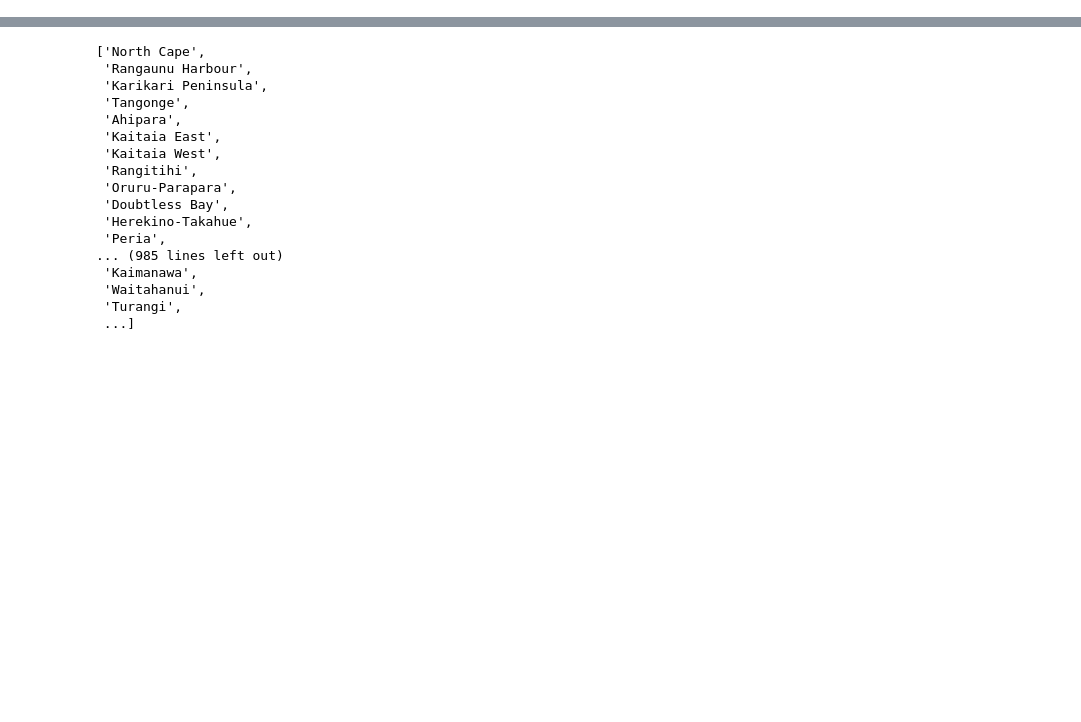
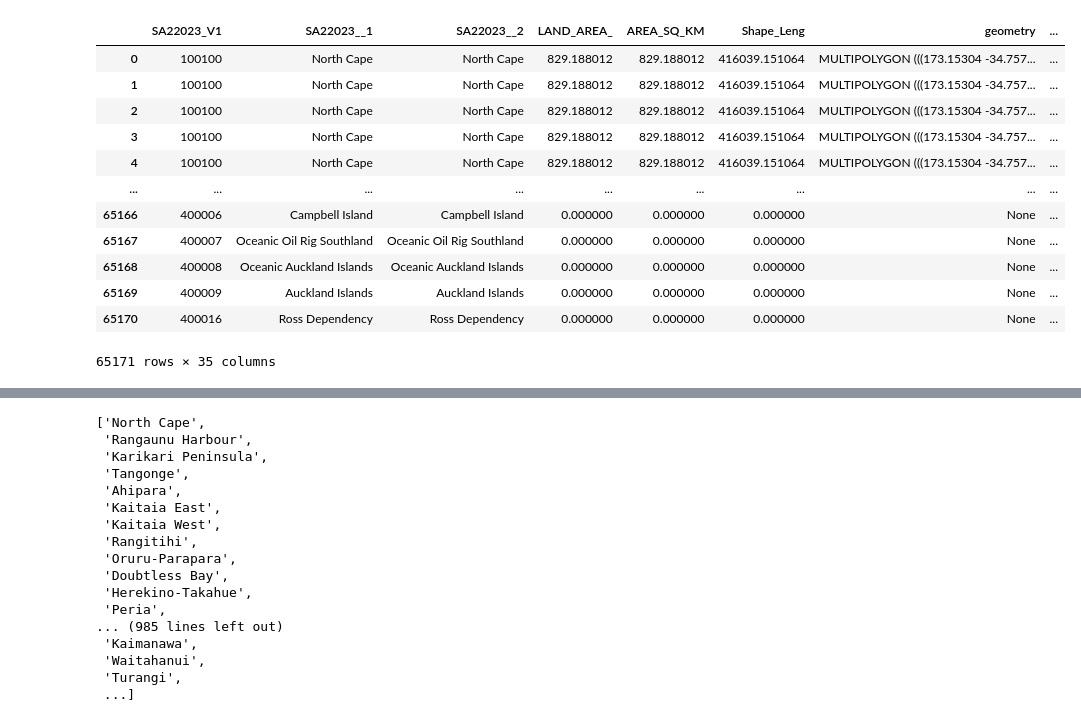
Before and after one commit to jhe482-uoa/gisci343-a2-auckland_origin_destination_analysis, a Jupyter notebook: testing.ipynb, the cells around one changed output, grey strips where cells are left out. Saved outputs shown, nothing was run; the diff lists cells and outputs as text; code cells hidden in the pictures; blank space fills up the shorter version.

```diff
--- a/testing.ipynb
+++ b/testing.ipynb
@@ -2,3 +2,12 @@
 import pandas as pd
 import geopandas as gpd
 from ipyleaflet import Map, GeoData, LayersControl, basemaps, basemap_to_tiles
+# %%
+sa2_data = pd.read_csv(r"data\statsnz-2023-census-main-means-of-travel-to-work-by-statistical-area-CSV\2023-census-main-means-of-travel-to-work-by-statistical-area.csv")
+sa2_data.replace(-999,0,inplace=True)
+# sa2_data = sa2_data[(sa2_data["2023_Total_stated"] > 0) | (sa2_data["2018_Total_stated"] > 0)]
+
+path = r"data\statsnz-statistical-area-2-2023-generalised-SHP\statistical-area-2-2023-generalised.shp"
+sa2shape2023 = gpd.read_file(path)
+
+sa2shape2023 = sa2shape2023.to_crs(epsg=4326)
@@ -4,0 +34,4 @@ from ipyleaflet import Map, GeoData, LayersControl, basemaps, basemap_to_tiles
+# %%
+sa2shape2023['SA22023_V1'] = sa2shape2023['SA22023_V1'].astype(int)
+
+sa2shape2023.info()
@@ -4,0 +69,2 @@ from ipyleaflet import Map, GeoData, LayersControl, basemaps, basemap_to_tiles
+# %%
+merged2023 = sa2shape2023.merge(sa2_data,"left", left_on="SA22023_V1", right_on="SA22023_V1_00_usual_residence_address")
@@ -5,3 +87,19 @@ from ipyleaflet import Map, GeoData, LayersControl, basemaps, basemap_to_tiles
+# %%
+merged2023
+# %% [output]
+|  | SA22023_V1 | SA22023__1 | SA22023__2 | LAND_AREA_ | AREA_SQ_KM | Shape_Leng | geometry | ... |
+| 0 | 100100 | North Cape | North Cape | 829.188012 | 829.188012 | 416039.151064 | MULTIPOLYGON (((173.15304 -34.757... | ... |
+| 1 | 100100 | North Cape | North Cape | 829.188012 | 829.188012 | 416039.151064 | MULTIPOLYGON (((173.15304 -34.757... | ... |
+| 2 | 100100 | North Cape | North Cape | 829.188012 | 829.188012 | 416039.151064 | MULTIPOLYGON (((173.15304 -34.757... | ... |
+| 3 | 100100 | North Cape | North Cape | 829.188012 | 829.188012 | 416039.151064 | MULTIPOLYGON (((173.15304 -34.757... | ... |
+| 4 | 100100 | North Cape | North Cape | 829.188012 | 829.188012 | 416039.151064 | MULTIPOLYGON (((173.15304 -34.757... | ... |
+| ... | ... | ... | ... | ... | ... | ... | ... | ... |
+| 65166 | 400006 | Campbell Island | Campbell Island | 0.000000 | 0.000000 | 0.000000 | None | ... |
+| 65167 | 400007 | Oceanic Oil Rig Southland | Oceanic Oil Rig Southland | 0.000000 | 0.000000 | 0.000000 | None | ... |
+| 65168 | 400008 | Oceanic Auckland Islands | Oceanic Auckland Islands | 0.000000 | 0.000000 | 0.000000 | None | ... |
+| 65169 | 400009 | Auckland Islands | Auckland Islands | 0.000000 | 0.000000 | 0.000000 | None | ... |
+| 65170 | 400016 | Ross Dependency | Ross Dependency | 0.000000 | 0.000000 | 0.000000 | None | ... |
+65171 rows × 35 columns
 # %%
 df = pd.read_csv(r"data\statsnz-2023-census-main-means-of-travel-to-work-by-statistical-area-CSV\2023-census-main-means-of-travel-to-work-by-statistical-area.csv")
 
```
Also changed, not shown: parts of 4 cells of this notebook, 1 other file.
